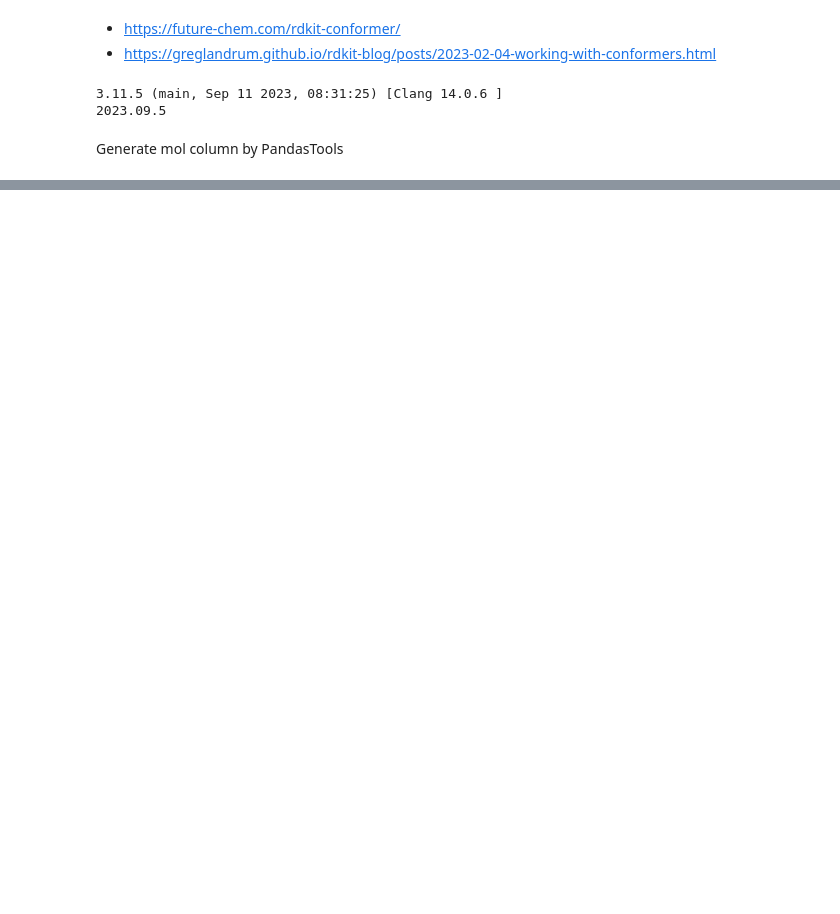
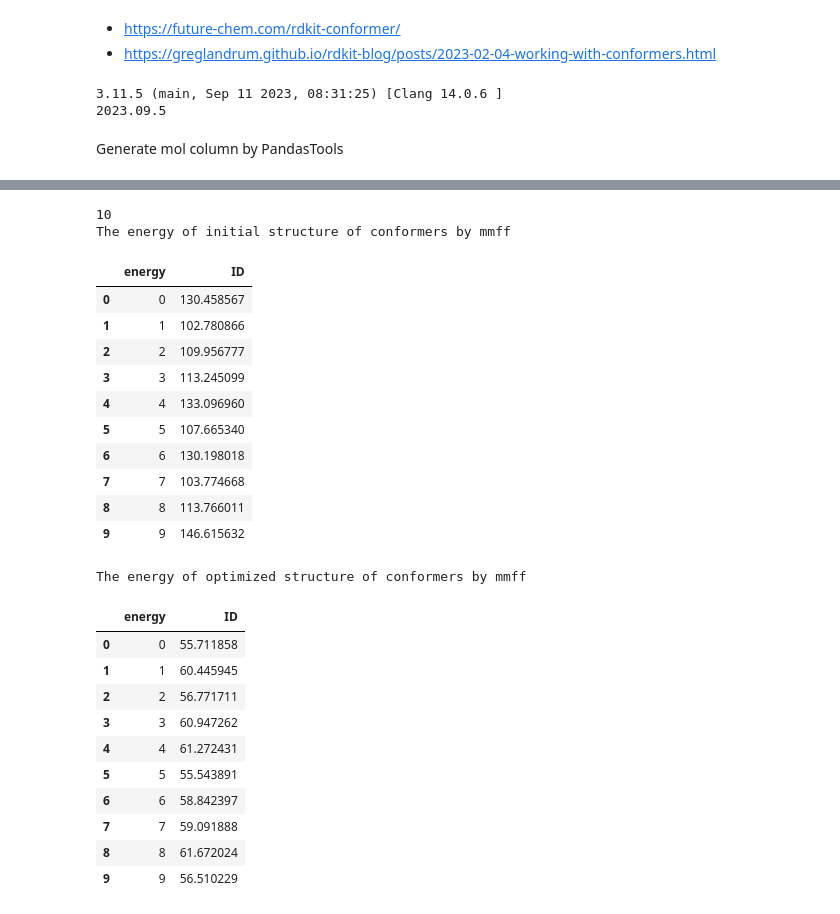
Before and after one commit to uentinnlea/MI_tool, a Jupyter notebook: RDKit/comformer_generation.ipynb, the cells around one changed output, grey strips where cells are left out. Cells and saved outputs as stored; diff of their text form; code cells hidden in the pictures; blank space fills up the shorter version.

```diff
--- a/RDKit/comformer_generation.ipynb
+++ b/RDKit/comformer_generation.ipynb
@@ -98,0 +154,28 @@ df.describe().round(2)
+# %%
+eval_optimization(m, 'mmff')
+# %% [output]
+10
+The energy of initial structure of conformers by mmff
+|  | energy | ID |
+| 0 | 0 | 130.458567 |
+| 1 | 1 | 102.780866 |
+| 2 | 2 | 109.956777 |
+| 3 | 3 | 113.245099 |
+| 4 | 4 | 133.096960 |
+| 5 | 5 | 107.665340 |
+| 6 | 6 | 130.198018 |
+| 7 | 7 | 103.774668 |
+| 8 | 8 | 113.766011 |
+| 9 | 9 | 146.615632 |
+The energy of optimized structure of conformers by mmff
+|  | energy | ID |
+| 0 | 0 | 55.711858 |
+| 1 | 1 | 60.445945 |
+| 2 | 2 | 56.771711 |
+| 3 | 3 | 60.947262 |
+| 4 | 4 | 61.272431 |
+| 5 | 5 | 55.543891 |
+| 6 | 6 | 58.842397 |
+| 7 | 7 | 59.091888 |
+| 8 | 8 | 61.672024 |
+| 9 | 9 | 56.510229 |
```
Also changed, not shown: parts of 10 cells of this notebook, 2 other files.
